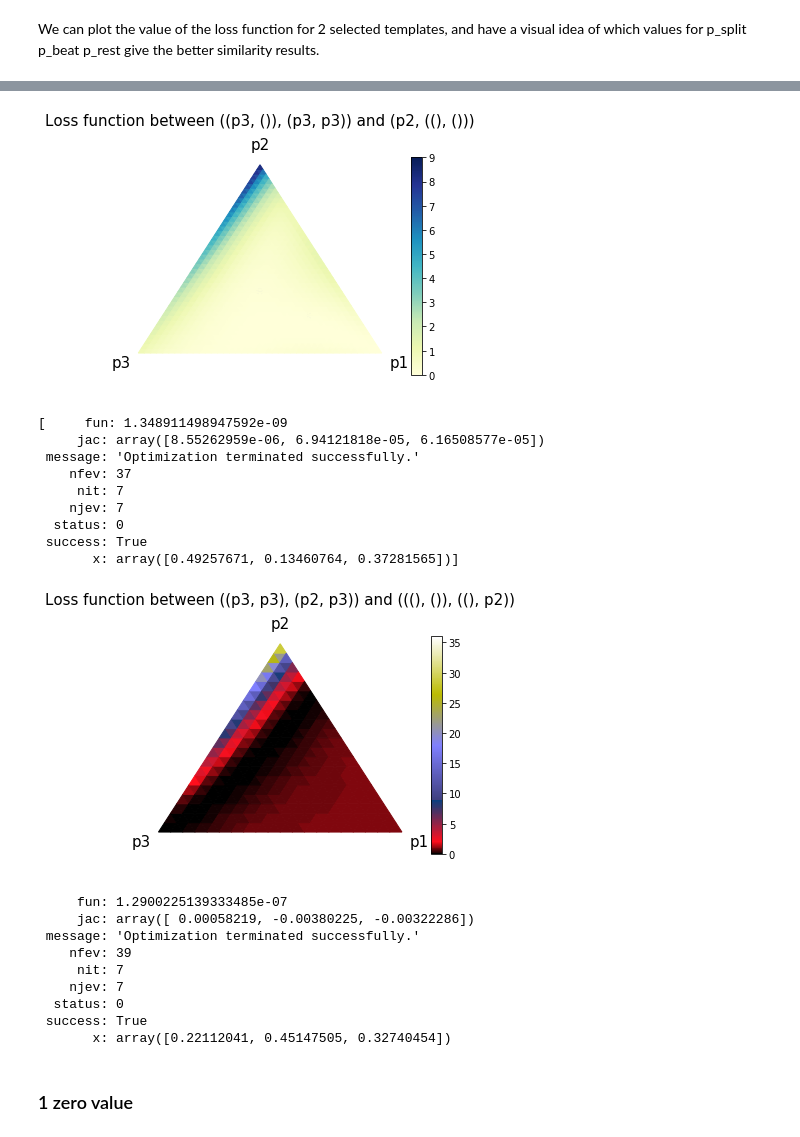
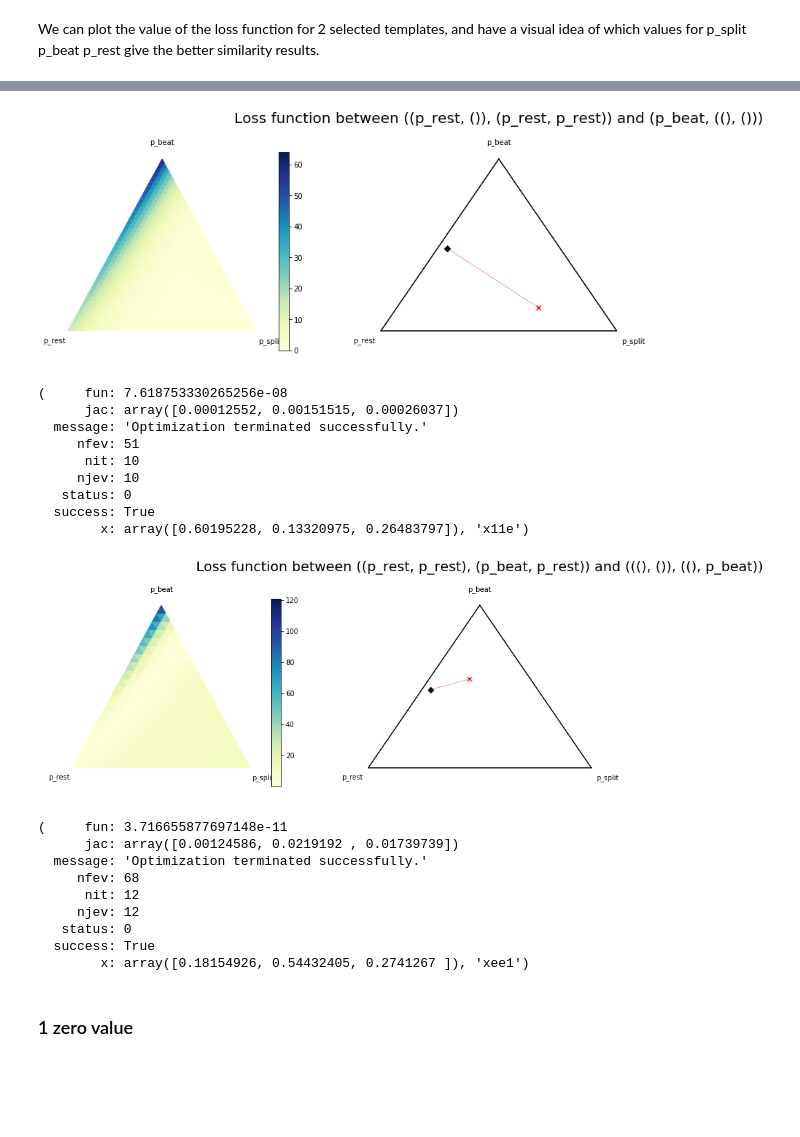
Before and after one commit to lucieperrotta/DCML, a Jupyter notebook: Pipeline.ipynb, the cells around one changed output, grey strips where cells are left out. Drawn from its saved outputs; the diff is of its cells as text; code cells hidden in the pictures; blank space fills up the shorter version.

Commit message:
plots with 121 templates

```diff
--- a/Pipeline.ipynb
+++ b/Pipeline.ipynb
@@ -29,7 +29,7 @@ The constants for the rhythm. L is the length [in beats] of a rhythm, N is the n
 # CONSTANTS
 L = 8 # length of measure
 N = int(np.log2(L)+1) # Number of levels (including 0)
-TN = 2 # number of levels for templates
+TN = 3 # number of levels for templates
 N
 # %% [output]
 4
@@ -635,2 +651,0 @@ plt.show()
-# %%
-type(plt.rcParams['axes.prop_cycle'].by_key()['color'])
@@ -665,37 +678,37 @@ template_pairs[(template1, template2)]
 # %%
 template1=((p_rest, ()), (p_rest, p_rest))
 template2=(p_beat, ((),()))
 
-plot_templates_similarity(template1, template2, scale=40)
+plot_templates_similarity(template1, template2, template_pairs, scale=40)
 template_pairs[(template1, template2)]
 # %% [output]
-[figure, old version]
+[figure, new version]
-[     fun: 1.348911498947592e-09
-     jac: array([8.55262959e-06, 6.94121818e-05, 6.16508577e-05])
- message: 'Optimization terminated successfully.'
-    nfev: 37
-     nit: 7
-    njev: 7
-  status: 0
- success: True
-       x: array([0.49257671, 0.13460764, 0.37281565])]
+(     fun: 7.618753330265256e-08
+      jac: array([0.00012552, 0.00151515, 0.00026037])
+  message: 'Optimization terminated successfully.'
+     nfev: 51
+      nit: 10
+     njev: 10
+   status: 0
+  success: True
+        x: array([0.60195228, 0.13320975, 0.26483797]), 'x11e')
 # %%
 template1=((p_rest, p_rest), (p_beat, p_rest))
-template2=(((), ()), ((),p_beat))
+template2=(((), ()), ((), p_beat))
 
-plot_templates_similarity(template1, template2, scale=20)
+plot_templates_similarity(template1, template2, template_pairs, scale=20)
 template_pairs[(template1, template2)]
 # %% [output]
-[figure, old version]
+[figure, new version]
-     fun: 1.2900225139333485e-07
-     jac: array([ 0.00058219, -0.00380225, -0.00322286])
- message: 'Optimization terminated successfully.'
-    nfev: 39
-     nit: 7
-    njev: 7
-  status: 0
- success: True
-       x: array([0.22112041, 0.45147505, 0.32740454])
+(     fun: 3.716655877697148e-11
+      jac: array([0.00124586, 0.0219192 , 0.01739739])
+  message: 'Optimization terminated successfully.'
+     nfev: 68
+      nit: 12
+     njev: 12
+   status: 0
+  success: True
+        x: array([0.18154926, 0.54432405, 0.2741267 ]), 'xee1')
 # %% [markdown]
 ### 1 zero value
 # %%
```
Also changed, not shown: parts of 18 cells of this notebook, 9 other files.
